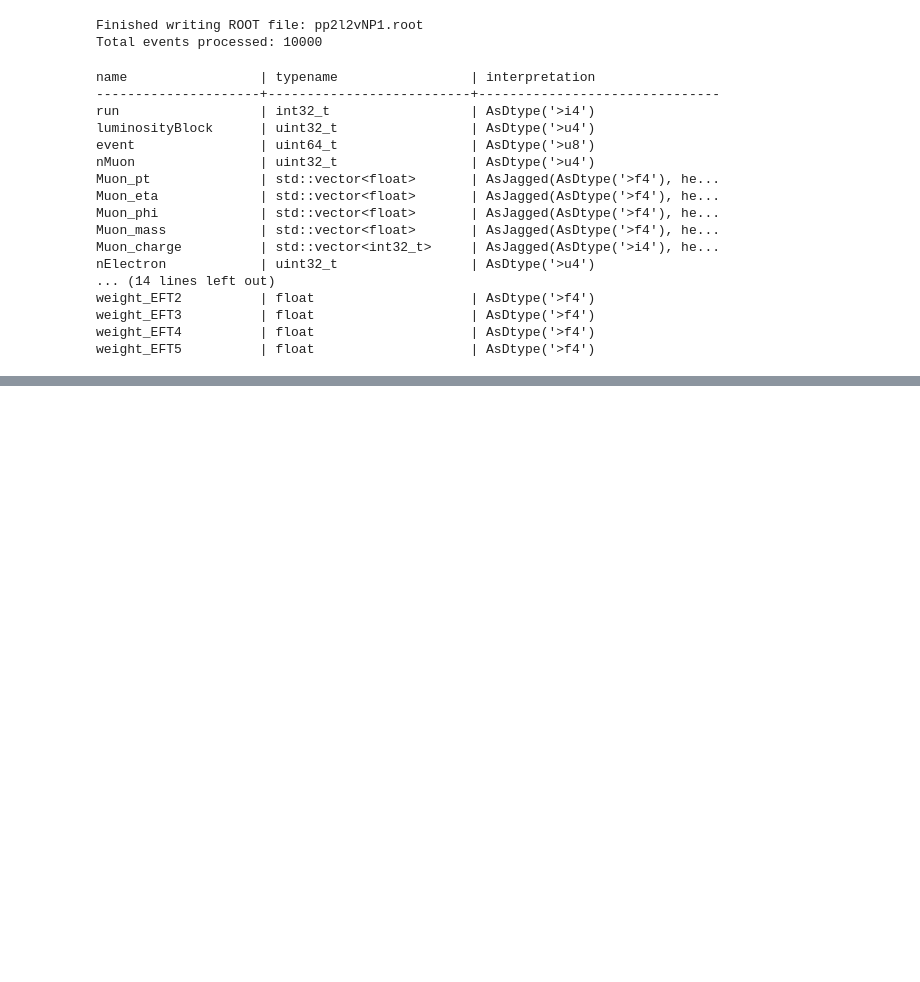
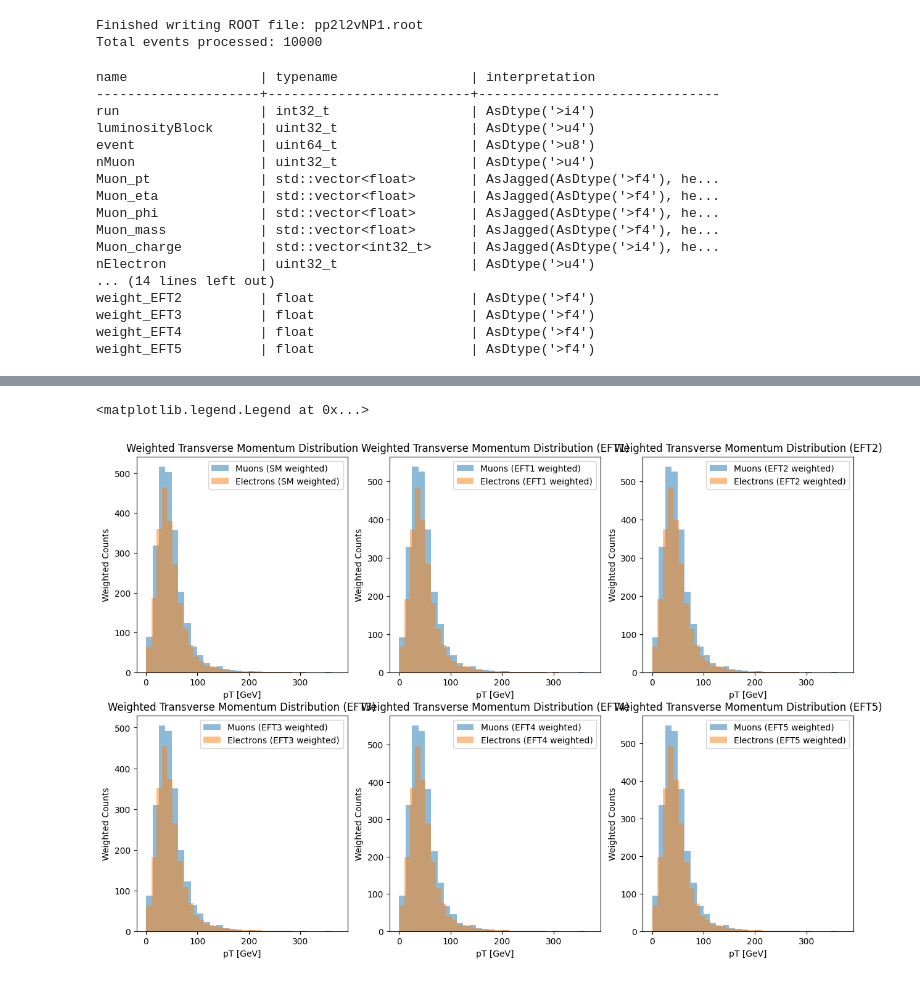
Before and after one commit to John-Aremu/SM-vs-EFT-simulation-analysis, a Jupyter notebook: pp2l2vNP1.ipynb, the cells around one changed output, grey strips where cells are left out. Saved outputs shown, nothing was run; the diff lists cells and outputs as text; code cells hidden in the pictures; blank space fills up the shorter version.

```diff
--- a/pp2l2vNP1.ipynb
+++ b/pp2l2vNP1.ipynb
@@ -251,0 +340,80 @@ weight_EFT5          | float                    | AsDtype('>f4')
+# %%
+#weighted histograms for eft analysis with muon pT and electron pT
+muon_pt = ak.flatten(mu_events.Muon_pt)
+electron_pt = ak.flatten(elec_events.Electron_pt)
+
+#broadcast and flatten for sm weights
+muon_weights = ak.flatten(ak.broadcast_arrays(weight_SM, mu_events.Muon_pt)[0])
+electron_weights = ak.flatten(ak.broadcast_arrays(weight_SM, elec_events.Electron_pt)[0])
+muweights_array = ak.to_numpy(muon_weights)
+eleweights_array = ak.to_numpy(electron_weights)
+
+#plot into one figure with 6 subplots
+fig, axs = plt.subplots(2, 3, figsize=(15, 10))
+axs = axs.ravel()
+
+axs[0].hist(muon_pt, bins=30, weights=muweights_array, alpha=0.5, label="Muons (SM weighted)")
+axs[0].hist(electron_pt, bins=30, weights=eleweights_array, alpha=0.5, label="Electrons (SM weighted)")
+axs[0].set_xlabel("pT [GeV]")
+axs[0].set_ylabel("Weighted Counts")
+axs[0].set_title("Weighted Transverse Momentum Distribution")
+axs[0].legend()
+
+#broadcast and flatten for eft weights
+muon_weights_EFT1 = ak.flatten(ak.broadcast_arrays(weight_EFT1, mu_events.Muon_pt)[0])
+electron_weights_EFT1 = ak.flatten(ak.broadcast_arrays(weight_EFT1, elec_events.Electron_pt)[0])
+muweights_EFT1_array = ak.to_numpy(muon_weights_EFT1)
+eleweights_EFT1_array = ak.to_numpy(electron_weights_EFT1)
+axs[1].hist(muon_pt, bins=30, weights=muweights_EFT1_array, alpha=0.5, label="Muons (EFT1 weighted)")
+axs[1].hist(electron_pt, bins=30, weights=eleweights_EFT1_array, alpha=0.5, label="Electrons (EFT1 weighted)")
+axs[1].set_xlabel("pT [GeV]")
+axs[1].set_ylabel("Weighted Counts")
+axs[1].set_title("Weighted Transverse Momentum Distribution (EFT1)")
+axs[1].legend()
+
+muon_weights_EFT2 = ak.flatten(ak.broadcast_arrays(weight_EFT2, mu_events.Muon_pt)[0])
+electron_weights_EFT2 = ak.flatten(ak.broadcast_arrays(weight_EFT2, elec_events.Electron_pt)[0])
+muweights_EFT2_array = ak.to_numpy(muon_weights_EFT2)
+eleweights_EFT2_array = ak.to_numpy(electron_weights_EFT2)
+axs[2].hist(muon_pt, bins=30, weights=muweights_EFT2_array, alpha=0.5, label="Muons (EFT2 weighted)")
+axs[2].hist(electron_pt, bins=30, weights=eleweights_EFT2_array, alpha=0.5, label="Electrons (EFT2 weighted)")
+axs[2].set_xlabel("pT [GeV]")
+axs[2].set_ylabel("Weighted Counts")
+axs[2].set_title("Weighted Transverse Momentum Distribution (EFT2)")
+axs[2].legend()
+
+muon_weights_EFT3 = ak.flatten(ak.broadcast_arrays(weight_EFT3, mu_events.Muon_pt)[0])
+electron_weights_EFT3 = ak.flatten(ak.broadcast_arrays(weight_EFT3, elec_events.Electron_pt)[0])
+muweights_EFT3_array = ak.to_numpy(muon_weights_EFT3)
+eleweights_EFT3_array = ak.to_numpy(electron_weights_EFT3)
+axs[3].hist(muon_pt, bins=30, weights=muweights_EFT3_array, alpha=0.5, label="Muons (EFT3 weighted)")
+axs[3].hist(electron_pt, bins=30, weights=eleweights_EFT3_array, alpha=0.5, label="Electrons (EFT3 weighted)")
+axs[3].set_xlabel("pT [GeV]")
+axs[3].set_ylabel("Weighted Counts")
+axs[3].set_title("Weighted Transverse Momentum Distribution (EFT3)")
+axs[3].legend()
+
+muon_weights_EFT4 = ak.flatten(ak.broadcast_arrays(weight_EFT4, mu_events.Muon_pt)[0])
+electron_weights_EFT4 = ak.flatten(ak.broadcast_arrays(weight_EFT4, elec_events.Electron_pt)[0])
+muweights_EFT4_array = ak.to_numpy(muon_weights_EFT4)
+eleweights_EFT4_array = ak.to_numpy(electron_weights_EFT4)
+axs[4].hist(muon_pt, bins=30, weights=muweights_EFT4_array, alpha=0.5, label="Muons (EFT4 weighted)")
+axs[4].hist(electron_pt, bins=30, weights=eleweights_EFT4_array, alpha=0.5, label="Electrons (EFT4 weighted)")
+axs[4].set_xlabel("pT [GeV]")
+axs[4].set_ylabel("Weighted Counts")
+axs[4].set_title("Weighted Transverse Momentum Distribution (EFT4)")
+axs[4].legend()
+
+muon_weights_EFT5 = ak.flatten(ak.broadcast_arrays(weight_EFT5, mu_events.Muon_pt)[0])
+electron_weights_EFT5 = ak.flatten(ak.broadcast_arrays(weight_EFT5, elec_events.Electron_pt)[0])
+muweights_EFT5_array = ak.to_numpy(muon_weights_EFT5)
+eleweights_EFT5_array = ak.to_numpy(electron_weights_EFT5)
+axs[5].hist(muon_pt, bins=30, weights=muweights_EFT5_array, alpha=0.5, label="Muons (EFT5 weighted)")
+axs[5].hist(electron_pt, bins=30, weights=eleweights_EFT5_array, alpha=0.5, label="Electrons (EFT5 weighted)")
+axs[5].set_xlabel("pT [GeV]")
+axs[5].set_ylabel("Weighted Counts")
+axs[5].set_title("Weighted Transverse Momentum Distribution (EFT5)")
+axs[5].legend()
+# %% [output]
+<matplotlib.legend.Legend at 0x...>
+[figure, added]
```
Also changed, not shown: parts of 4 cells of this notebook.
